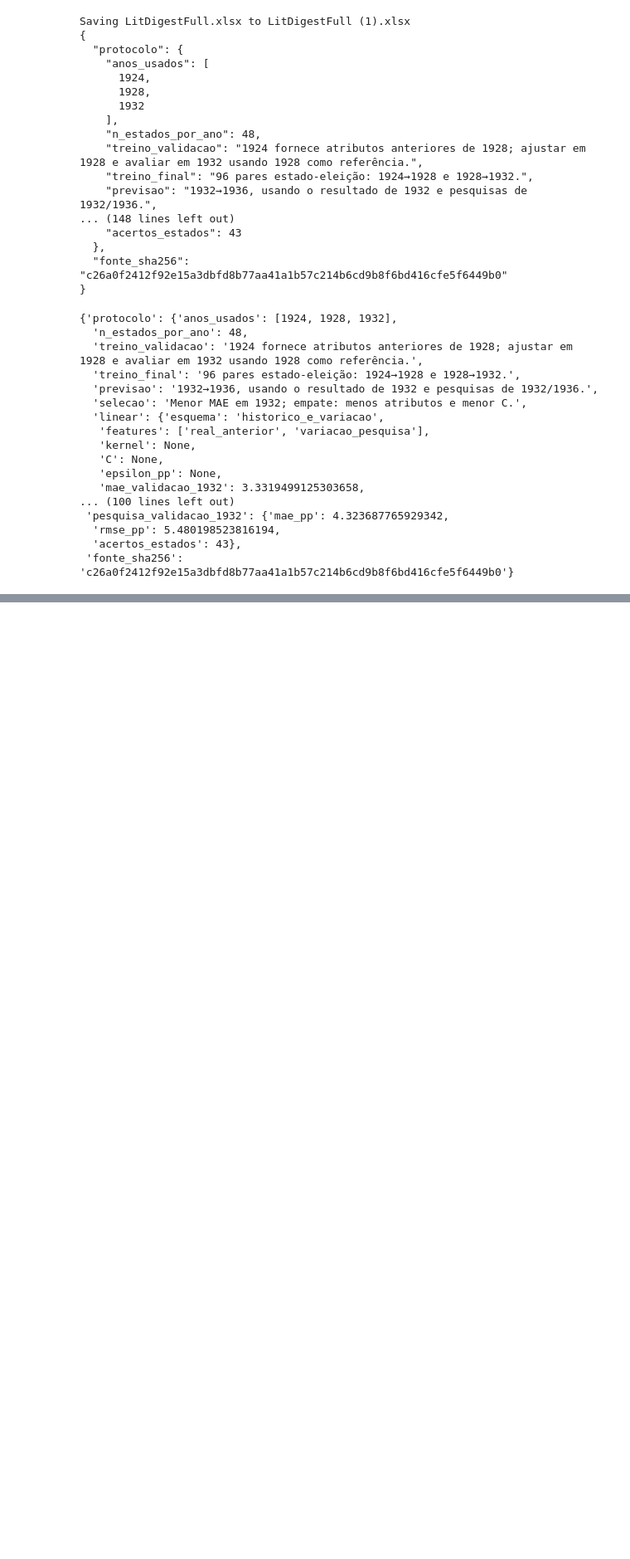
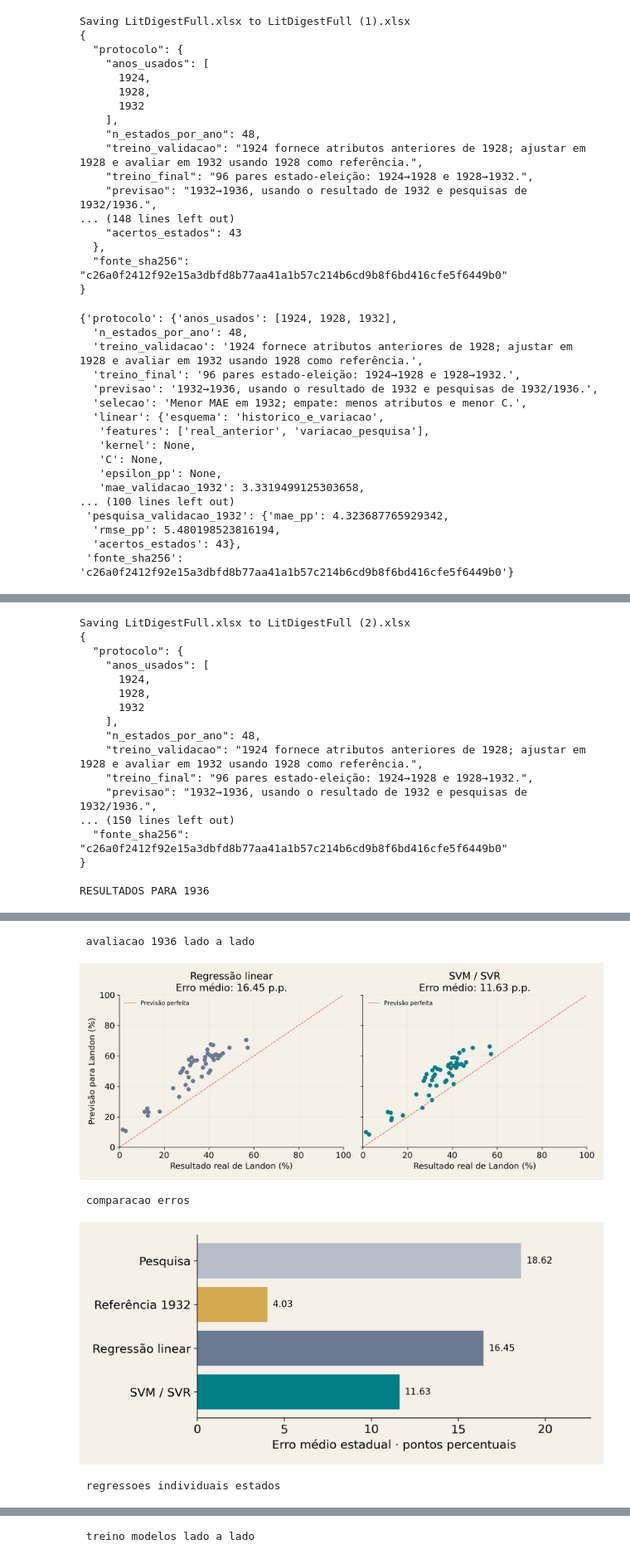
Before and after one commit to DevKaiqueTeixeira/IA, a Jupyter notebook: SummitCodigo.ipynb, the cells around one changed output, grey strips where cells are left out. Shown at 83% size. Saved outputs shown, nothing was run; the diff lists cells and outputs as text; code cells hidden in the pictures; blank space fills up the shorter version.

```diff
--- a/SummitCodigo.ipynb
+++ b/SummitCodigo.ipynb
@@ -357,3 +357,38 @@ Saving LitDigestFull.xlsx to LitDigestFull (1).xlsx
   'rmse_pp': 5.480198523816194,
   'acertos_estados': 43},
  'fonte_sha256': 'c26a0f2412f92e15a3dbfd8b77aa41a1b57c214b6cd9b8f6bd416cfe5f6449b0'}
+# %%
+from google.colab import files
+from IPython.display import display, Image
+from pathlib import Path
+import pandas as pd
+
+# 1. Selecione a planilha LitDigestFull.xlsx.
+enviados = files.upload()
+planilhas = [
+    nome for nome in enviados
+    if nome.lower().endswith(".xlsx")
+]
+
+if len(planilhas) != 1:
+    raise ValueError("Envie somente uma planilha .xlsx.")
+
+# 2. Executa o ETL, o treinamento e a avaliação.
+resumo = executar(planilhas[0], "resultados")
+
+# 3. Mostra os resultados em uma tabela.
+print("\nRESULTADOS PARA 1936")
+display(pd.DataFrame(resumo["resultados_1936"])[[
+    "metodo",
+    "mae_pp",
+    "acertos_estados",
+    "vencedor_eleitoral",
+    "eleitorais_landon",
+    "eleitorais_roosevelt",
+]])
+
+# 4. Exibe os gráficos salvos pelo código.
+for caminho in sorted(Path("resultados").glob("*.png")):
+    print("\n", caminho.stem.replace("_", " "))
+    display(Image(filename=str(caminho)))
+# %% [output]
@@ -359,0 +396,17 @@ Saving LitDigestFull.xlsx to LitDigestFull (1).xlsx
+Saving LitDigestFull.xlsx to LitDigestFull (2).xlsx
+{
+  "protocolo": {
+    "anos_usados": [
+      1924,
+      1928,
+      1932
+    ],
+    "n_estados_por_ano": 48,
+    "treino_validacao": "1924 fornece atributos anteriores de 1928; ajustar em 1928 e avaliar em 1932 usando 1928 como referência.",
+    "treino_final": "96 pares estado-eleição: 1924→1928 e 1928→1932.",
+    "previsao": "1932→1936, usando o resultado de 1932 e pesquisas de 1932/1936.",
+... (150 lines left out)
+  "fonte_sha256": "c26a0f2412f92e15a3dbfd8b77aa41a1b57c214b6cd9b8f6bd416cfe5f6449b0"
+}
+
+RESULTADOS PARA 1936
@@ -359,0 +418,5 @@ Saving LitDigestFull.xlsx to LitDigestFull (1).xlsx
+ avaliacao 1936 lado a lado
+[figure, added]
+ comparacao erros
+[figure, added]
+ regressoes individuais estados
@@ -359,0 +424 @@ Saving LitDigestFull.xlsx to LitDigestFull (1).xlsx
+ treino modelos lado a lado
```
Also changed, not shown: parts of 1 cell of this notebook.
